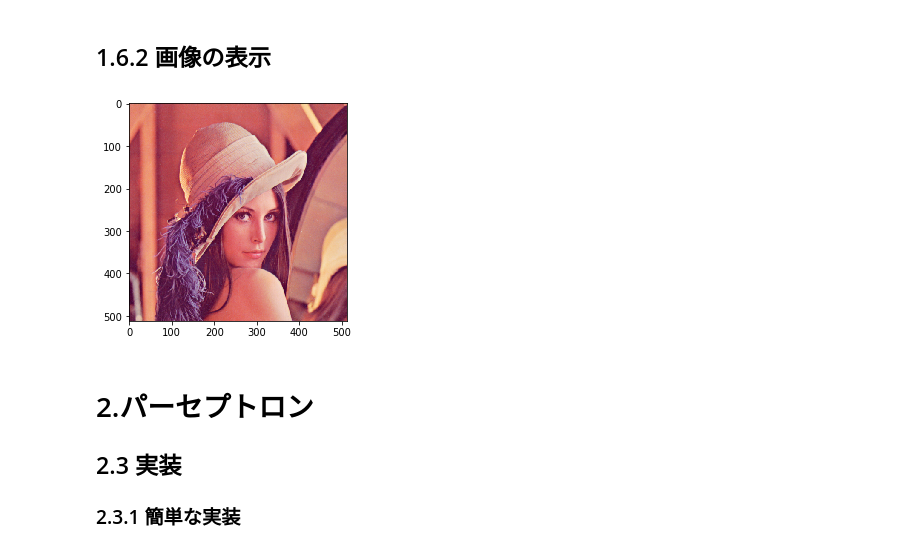
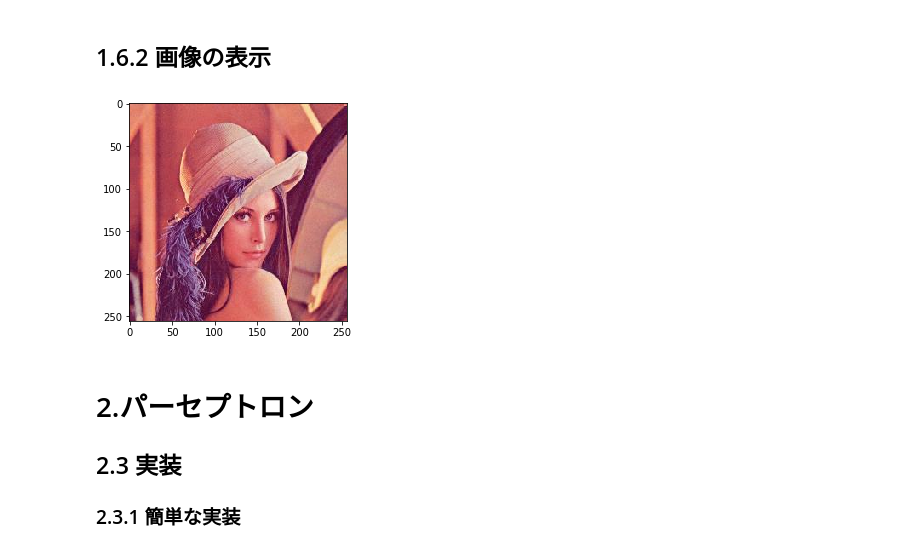
Before and after one commit to mtgorori/kasago, a Jupyter notebook: tutorial.ipynb, the cells around one changed output. Drawn from its saved outputs; the diff is of its cells as text; code cells hidden in the pictures.

```diff
--- a/tutorial.ipynb
+++ b/tutorial.ipynb
@@ -35,13 +40,15 @@ plt.show()
 # %%
+import sys
+import os
 import matplotlib.pyplot as plt
 from matplotlib.image import imread
 
-img = imread('lena_std.tif')
+img = imread('lena.png')
 plt.imshow(img)
 
 plt.show()
 # %% [output]
-[figure, old version]
+[figure, new version]
 # %% [markdown]
 # 2.パーセプトロン
 ## 2.3 実装
```
Also changed, not shown: parts of 72 cells of this notebook, 5 other files.
